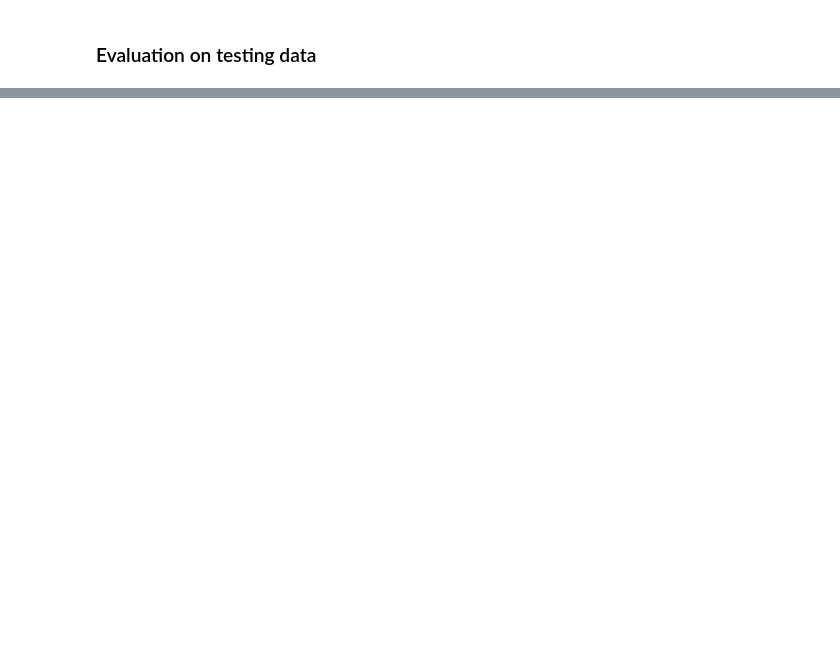
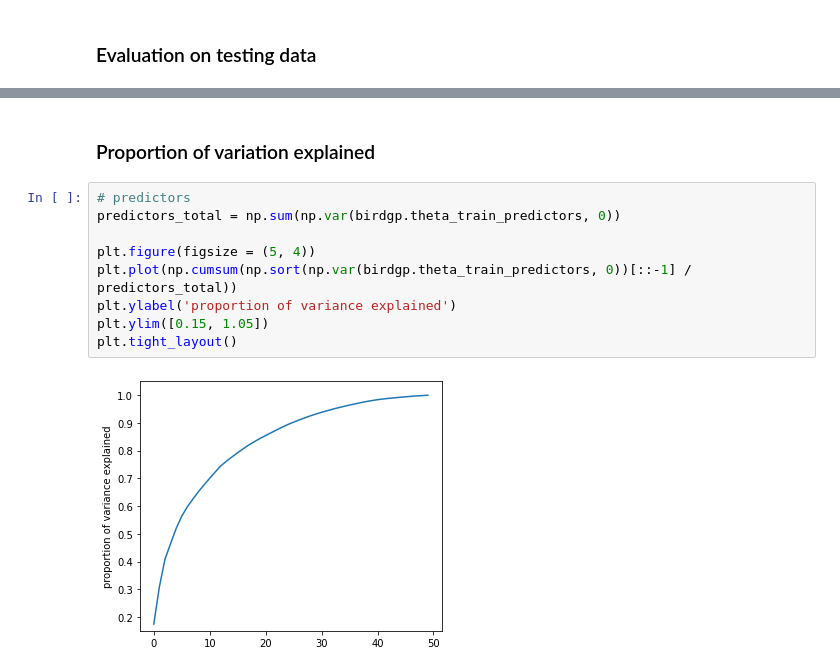
Before and after one commit to guoxuan-ma/BIRD-GP, a Jupyter notebook: example/bird_gp_example.ipynb, the cells around one changed output, grey strips where cells are left out. Drawn from its saved outputs; the diff is of its cells as text; blank space fills up the shorter version.

```diff
--- a/example/bird_gp_example.ipynb
+++ b/example/bird_gp_example.ipynb
@@ -173,0 +159,13 @@ np.mean((test_pred - test_outcomes)**2)
+# %% [markdown]
+### Proportion of variation explained
+# %%
+# predictors
+predictors_total = np.sum(np.var(birdgp.theta_train_predictors, 0))
+
+plt.figure(figsize = (5, 4))
+plt.plot(np.cumsum(np.sort(np.var(birdgp.theta_train_predictors, 0))[::-1] / predictors_total))
+plt.ylabel('proportion of variance explained')
+plt.ylim([0.15, 1.05])
+plt.tight_layout()
+# %% [output]
+[figure, added]
```
Also changed, not shown: parts of 13 cells of this notebook, 4 other files.
